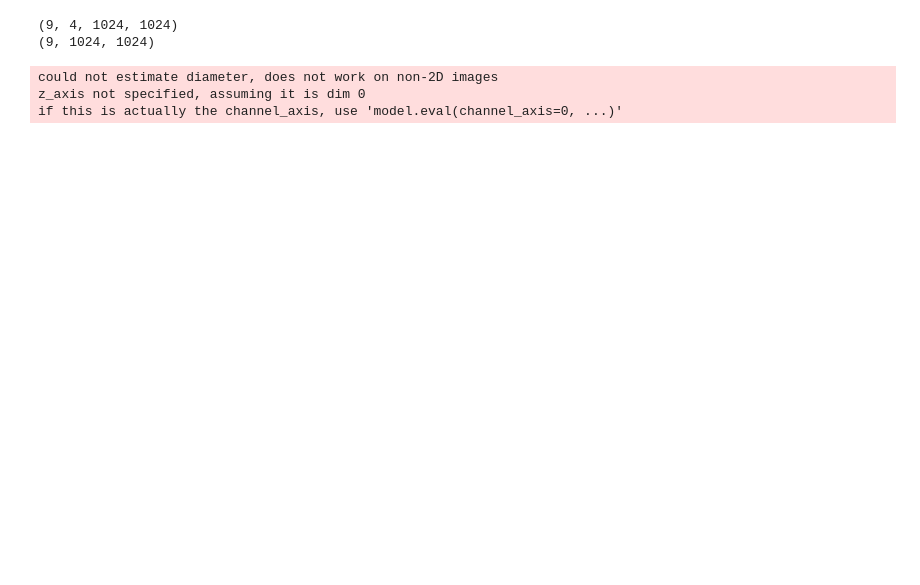
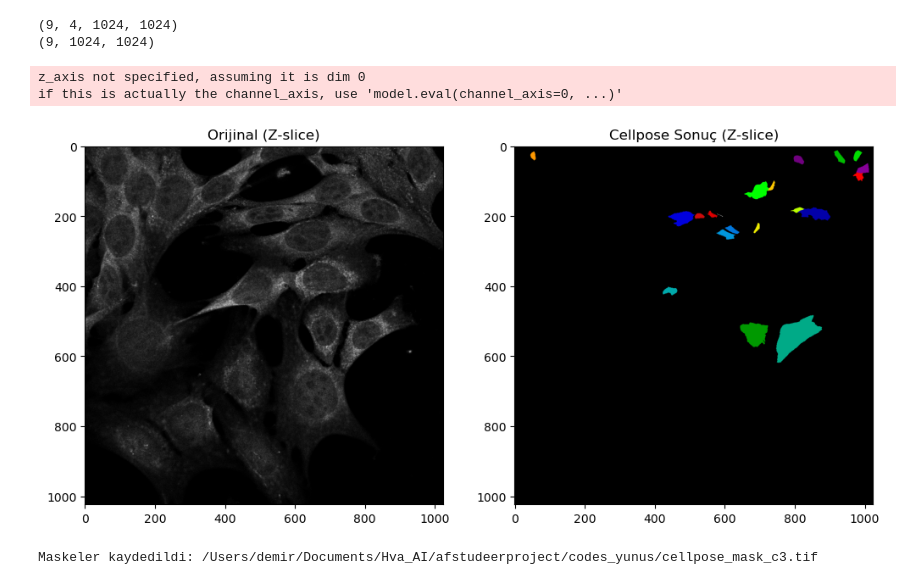
Before and after one commit to yunusemre002/afstudeerproject, a Jupyter notebook: codes_yunus/3d_cell_detect.ipynb, the cells around one changed output. Cells and saved outputs as stored; diff of their text form; code cells hidden in the pictures; blank space fills up the shorter version.

Commit message:
iteration 2

```diff
--- a/codes_yunus/3d_cell_detect.ipynb
+++ b/codes_yunus/3d_cell_detect.ipynb
@@ -22,41 +22,51 @@ print(c3_stack.shape)
 (9, 1024, 1024)
 # %%
 from cellpose import models, io
+import numpy as np
 import matplotlib.pyplot as plt
+from scipy.ndimage import gaussian_filter
 
-# Cellpose modelini yükle
-model = models.Cellpose(model_type='cyto')  # veya 'nuclei' hücre çekirdeği için
+# Cellpose modelini büyük hücreler için yükle
+model = models.Cellpose(model_type='cyto')  # veya nuclei, ama büyük hücreler için cyto genellikle daha iyi
 
-# normalize et (Cellpose genellikle [0,1] veya [0,255] bekler)
+# Normalize ve filtrele
 stack_normalized = (c3_stack - np.min(c3_stack)) / (np.max(c3_stack) - np.min(c3_stack))
-stack_scaled = (stack_normalized * 255).astype(np.uint8)  # dtype olarak uint8 daha güvenli olur
+stack_scaled = (stack_normalized * 255).astype(np.uint8)
+stack_filtered = gaussian_filter(stack_scaled, sigma=1)  # Gürültü bastırılır
 
-# Modeli çalıştır (3D segmentasyon)
+# Segmentasyon (manuel diameter ve yüksek min_size ile)
 masks, flows, styles, diams = model.eval(
-    stack_scaled,
-    channels=[0, 0],  # tek kanal kullanılıyor
+    stack_filtered,
+    channels=[0, 0],
     do_3D=True,
-    diameter=None,   # otomatik çap tahmini
-    min_size=100     # çok küçük segmentleri filtrele
+    diameter=120,    # büyük hücreler için örnek çap değeri (gözle ölçüp ayarla)
+    min_size=2000,   # küçük segmentleri eleyerek gereksiz maskeleri temizle
+    stitch_threshold=0.1 # buyuk seyleri parcalamasin
 )
 
-# Sonuçları görselleştir
-z_index = len(masks) // 2  # ortadaki slice
+# Görselleştirme
+z_index = len(masks) // 2
 plt.figure(figsize=(12, 6))
 plt.subplot(1, 2, 1)
 plt.imshow(stack_scaled[z_index], cmap='gray')
-plt.title('Orijinal')
+plt.title('Orijinal (Z-slice)')
 
 plt.subplot(1, 2, 2)
 plt.imshow(masks[z_index], cmap='nipy_spectral')
-plt.title('Cellpose 3D Segmentasyon (Z-slice)')
+plt.title('Cellpose Sonuç (Z-slice)')
 plt.show()
+
+# Iteration 1
+# diameter=80,    # büyük hücreler için örnek çap değeri (gözle ölçüp ayarla)
+# min_size=1500,   # küçük segmentleri eleyerek gereksiz maskeleri temizle
 # %% [output]
-could not estimate diameter, does not work on non-2D images
 z_axis not specified, assuming it is dim 0
 if this is actually the channel_axis, use 'model.eval(channel_axis=0, ...)'
+[figure, added]
 # %%
 # Maske sonuçlarını kaydet (.tif formatında)
-output_mask_path = "/Users/demir/Documents/Hva_AI/afstudeerproject/codes_yunus/output/cellpose_mask_c3.tif"
+output_mask_path = "/Users/demir/Documents/Hva_AI/afstudeerproject/codes_yunus/cellpose_mask_c3.tif"
 tifffile.imwrite(output_mask_path, masks.astype(np.uint16))
 print(f"Maskeler kaydedildi: {output_mask_path}")
+# %% [output]
+Maskeler kaydedildi: /Users/demir/Documents/Hva_AI/afstudeerproject/codes_yunus/cellpose_mask_c3.tif
```
Also changed, not shown: parts of 1 cell of this notebook.
